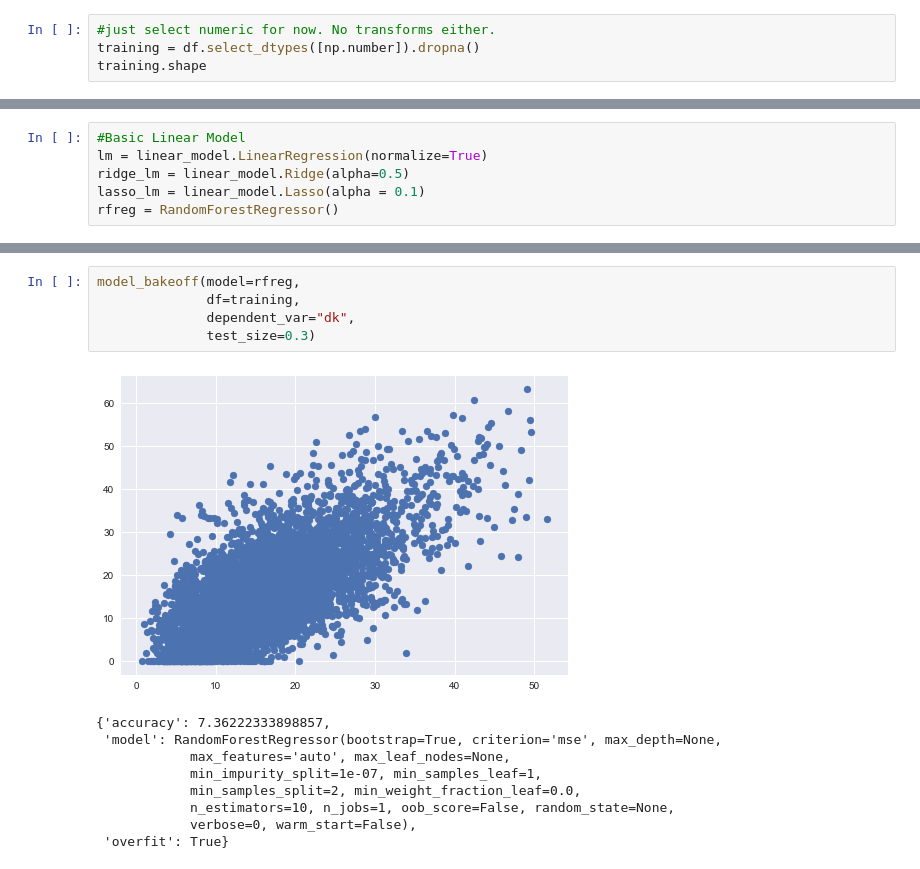
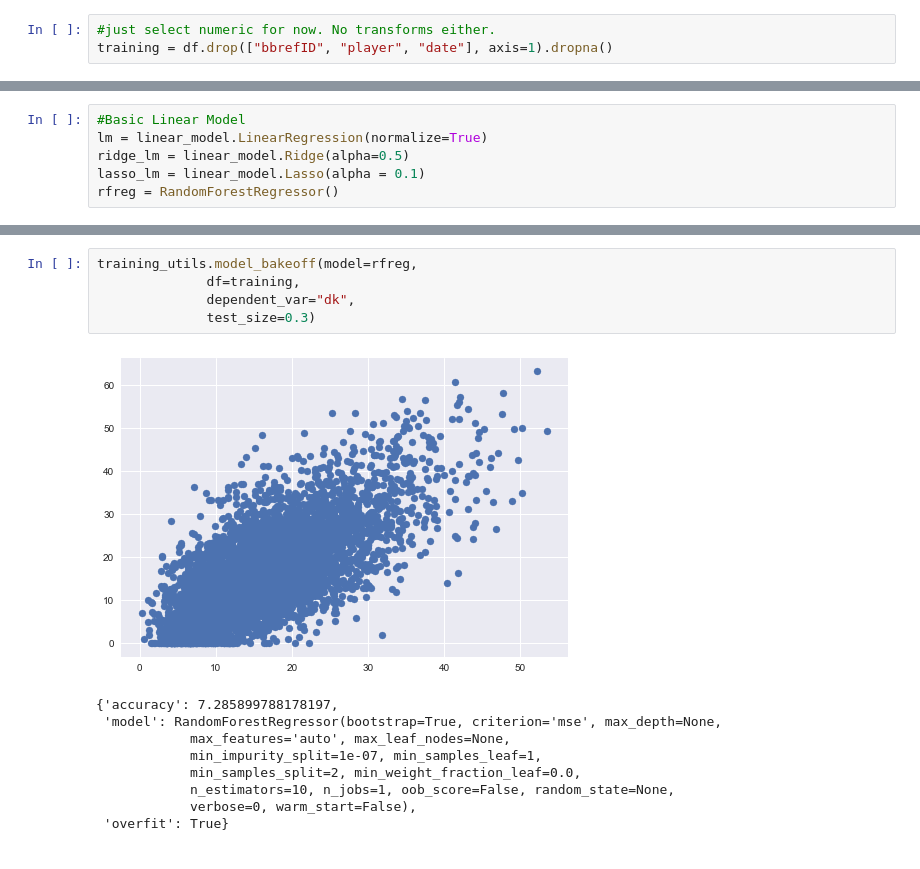
Before and after one commit to meirelon/nba-optimize, a Jupyter notebook: training/model_training.ipynb, the cells around one changed output, grey strips where cells are left out. Saved outputs shown, nothing was run; the diff lists cells and outputs as text.

```diff
--- a/training/model_training.ipynb
+++ b/training/model_training.ipynb
@@ -37,5 +43,4 @@ df.head()
 # Model Training
 # %%
 #just select numeric for now. No transforms either.
-training = df.select_dtypes([np.number]).dropna()
-training.shape
+training = df.drop(["bbrefID", "player", "date"], axis=1).dropna()
@@ -87,13 +90,13 @@ model_bakeoff(model=lasso_lm,
     selection='cyclic', tol=0.0001, warm_start=False),
  'overfit': False}
 # %%
-model_bakeoff(model=rfreg,
+training_utils.model_bakeoff(model=rfreg,
               df=training,
               dependent_var="dk",
               test_size=0.3)
 # %% [output]
-[figure, old version]
+[figure, new version]
-{'accuracy': 7.36222333898857,
+{'accuracy': 7.285899788178197,
  'model': RandomForestRegressor(bootstrap=True, criterion='mse', max_depth=None,
             max_features='auto', max_leaf_nodes=None,
             min_impurity_split=1e-07, min_samples_leaf=1,
```
Also changed, not shown: parts of 5 cells of this notebook, 8 other files.
